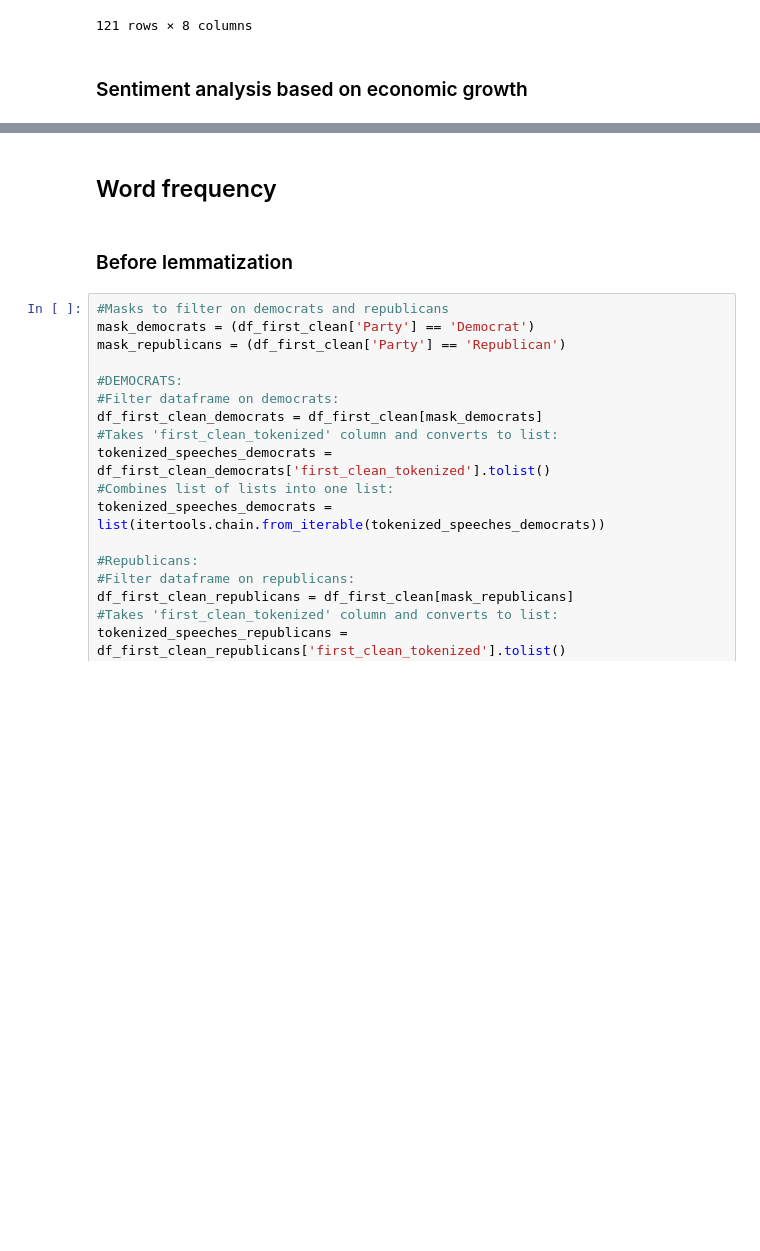
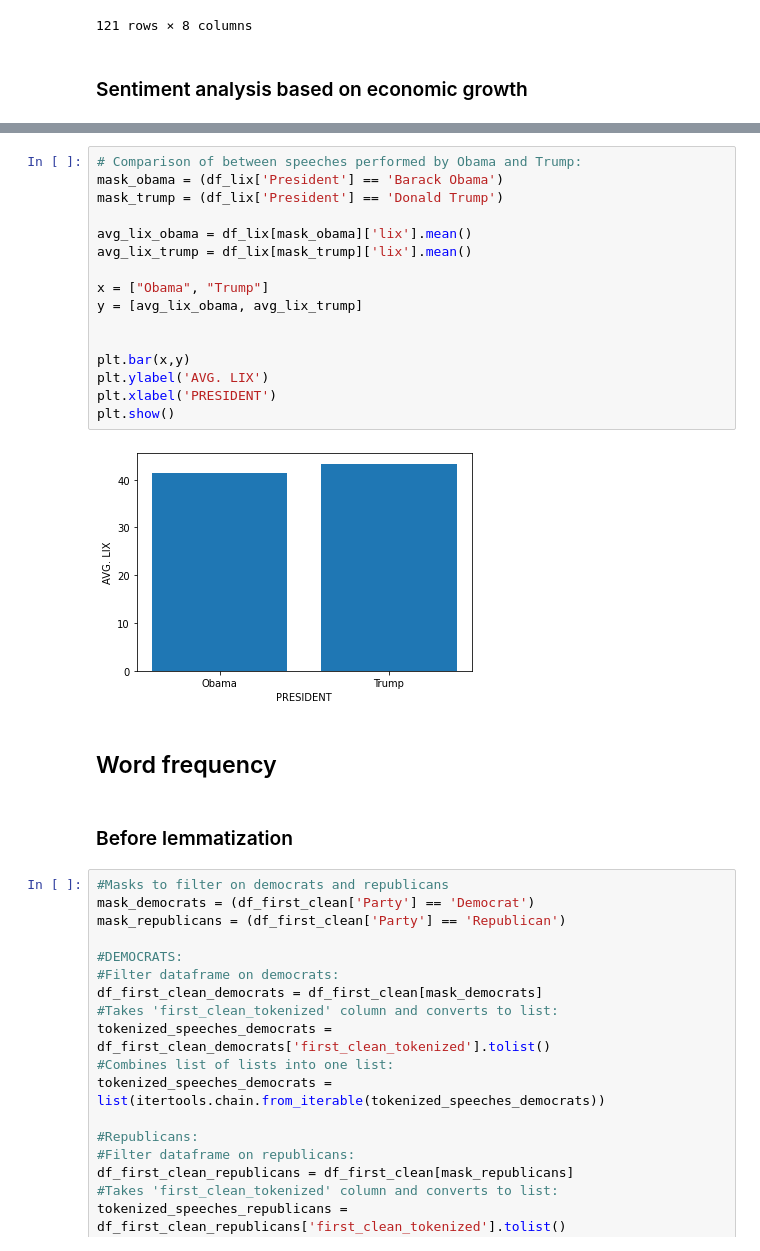
Before and after one commit to razz7/Python_exam, a Jupyter notebook: notebooks/Part 3 - Analyze and present.ipynb, the cells around one changed output, grey strips where cells are left out. Saved outputs shown, nothing was run; the diff lists cells and outputs as text; blank space fills up the shorter version.

```diff
--- a/notebooks/Part 3 - Analyze and present.ipynb
+++ b/notebooks/Part 3 - Analyze and present.ipynb
@@ -63,3 +328,21 @@ financial_growth = [1926, 1927, 1928, 1992, 1993, 1994, 2005, 2006, 2007]
+# %%
+# Comparison of between speeches performed by Obama and Trump:
+mask_obama = (df_lix['President'] == 'Barack Obama')
+mask_trump = (df_lix['President'] == 'Donald Trump')
+
+avg_lix_obama = df_lix[mask_obama]['lix'].mean()
+avg_lix_trump = df_lix[mask_trump]['lix'].mean()
+
+x = ["Obama", "Trump"]
+y = [avg_lix_obama, avg_lix_trump]
+
+
+plt.bar(x,y)
+plt.ylabel('AVG. LIX')
+plt.xlabel('PRESIDENT')
+plt.show()
+# %% [output]
+[figure, added]
 # %% [markdown]
 
 
```
Also changed, not shown: parts of 23 cells of this notebook, 1 other file.
